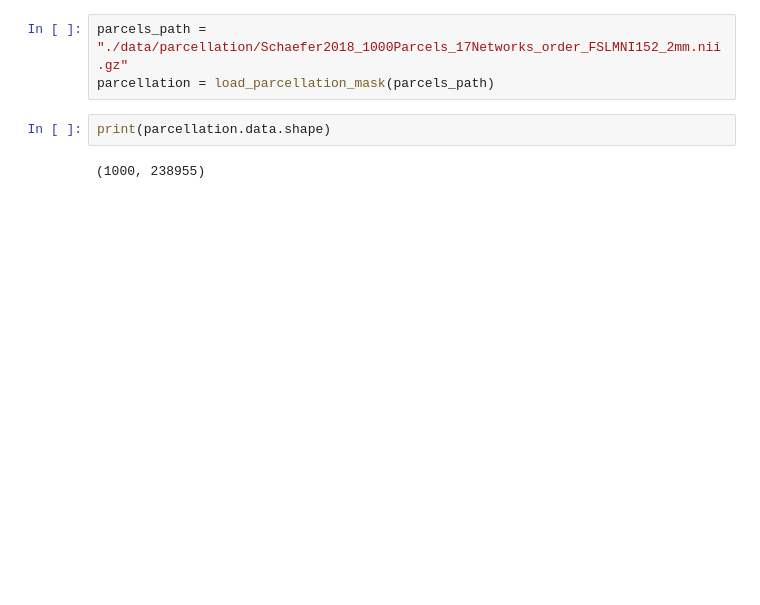
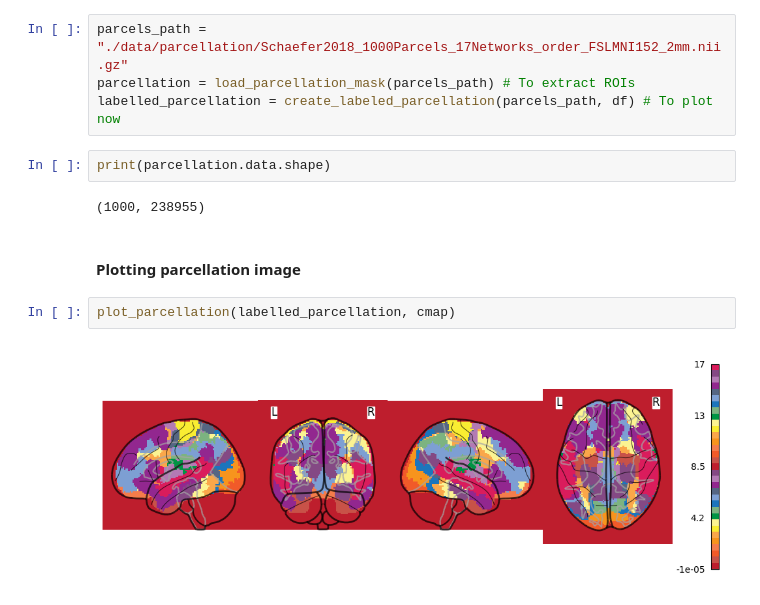
Before and after one commit to AhmedAlSunbati712/Network-Dynamics, a Jupyter notebook: unitTestSubject.ipynb, the cells around one changed output. Cells and saved outputs as stored; diff of their text form; blank space fills up the shorter version.

```diff
--- a/unitTestSubject.ipynb
+++ b/unitTestSubject.ipynb
@@ -201,7 +203,14 @@ color_dict
 # %%
 parcels_path = "./data/parcellation/Schaefer2018_1000Parcels_17Networks_order_FSLMNI152_2mm.nii.gz"
-parcellation = load_parcellation_mask(parcels_path)
+parcellation = load_parcellation_mask(parcels_path) # To extract ROIs
+labelled_parcellation = create_labeled_parcellation(parcels_path, df) # To plot now
 # %%
 print(parcellation.data.shape)
 # %% [output]
 (1000, 238955)
+# %% [markdown]
+#### Plotting parcellation image
+# %%
+plot_parcellation(labelled_parcellation, cmap)
+# %% [output]
+[figure, added]
```
Also changed, not shown: parts of 1 cell of this notebook, 1 other file.
